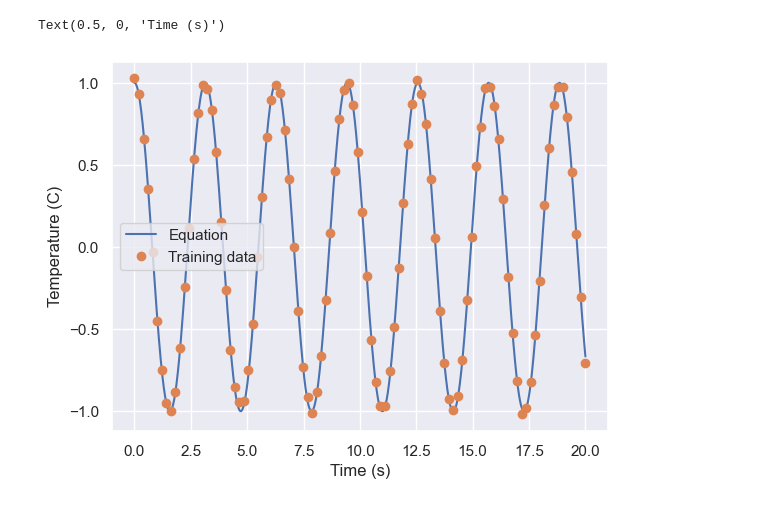
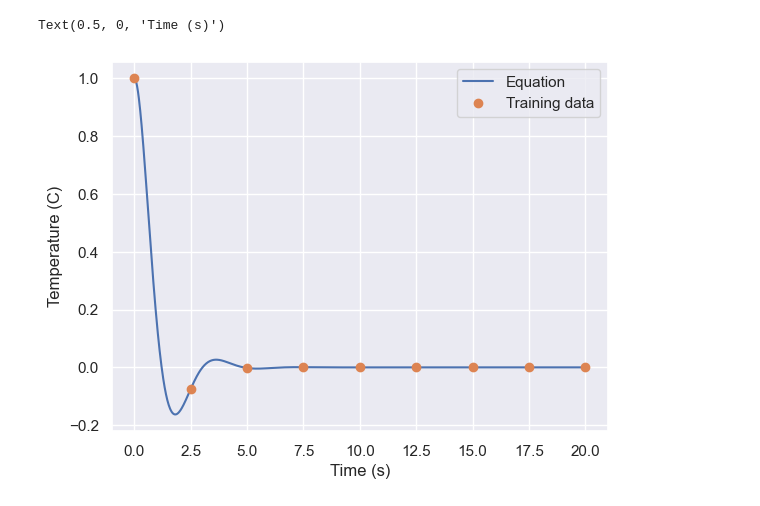
Before and after one commit to julianlpowers/pinns, a Jupyter notebook: src/spring_mass/main.ipynb, the cells around one changed output. Drawn from its saved outputs; the diff is of its cells as text; code cells hidden in the pictures.

```diff
--- a/src/spring_mass/main.ipynb
+++ b/src/spring_mass/main.ipynb
@@ -15,29 +17,29 @@ torch.manual_seed(42)
 # %%
 np.random.seed(10)
 
 # Parameters
 m = 1.0      # mass (kg)
 k = 4.0      # spring constant (N/m)
-c = 0.0      # damping constant (N s/m)
+c = 2.0      # damping constant (N s/m)
 x0 = 1.0     # initial position (m)
 v0 = 0.0     # initial velocity (m/s)
 
 times = np.linspace(0, 20, 1000)
 eq = functools.partial(spring_mass_system, m=m, k=k, c=c, x0=x0, v0=v0)
 temps = eq(times)
 
 # Make training data
-t = np.linspace(0, 20, 100)
-x = eq(t) +  0.02 * np.random.randn(100)
+t = np.linspace(0, 20, 9)
+x = eq(t) +  0.00 * np.random.randn(9)
 
 plt.plot(times, temps)
 plt.plot(t, x, 'o')
 plt.legend(['Equation', 'Training data'])
 plt.ylabel('Temperature (C)')
 plt.xlabel('Time (s)')
 # %% [output]
 Text(0.5, 0, 'Time (s)')
-[figure, old version]
+[figure, new version]
 # %%
 def physics_loss(model: torch.nn.Module):
     ts = torch.linspace(0, 20, steps=1000,).view(-1,1).requires_grad_(True).to(DEVICE)
```
Also changed, not shown: parts of 3 cells of this notebook, 1 other file.
